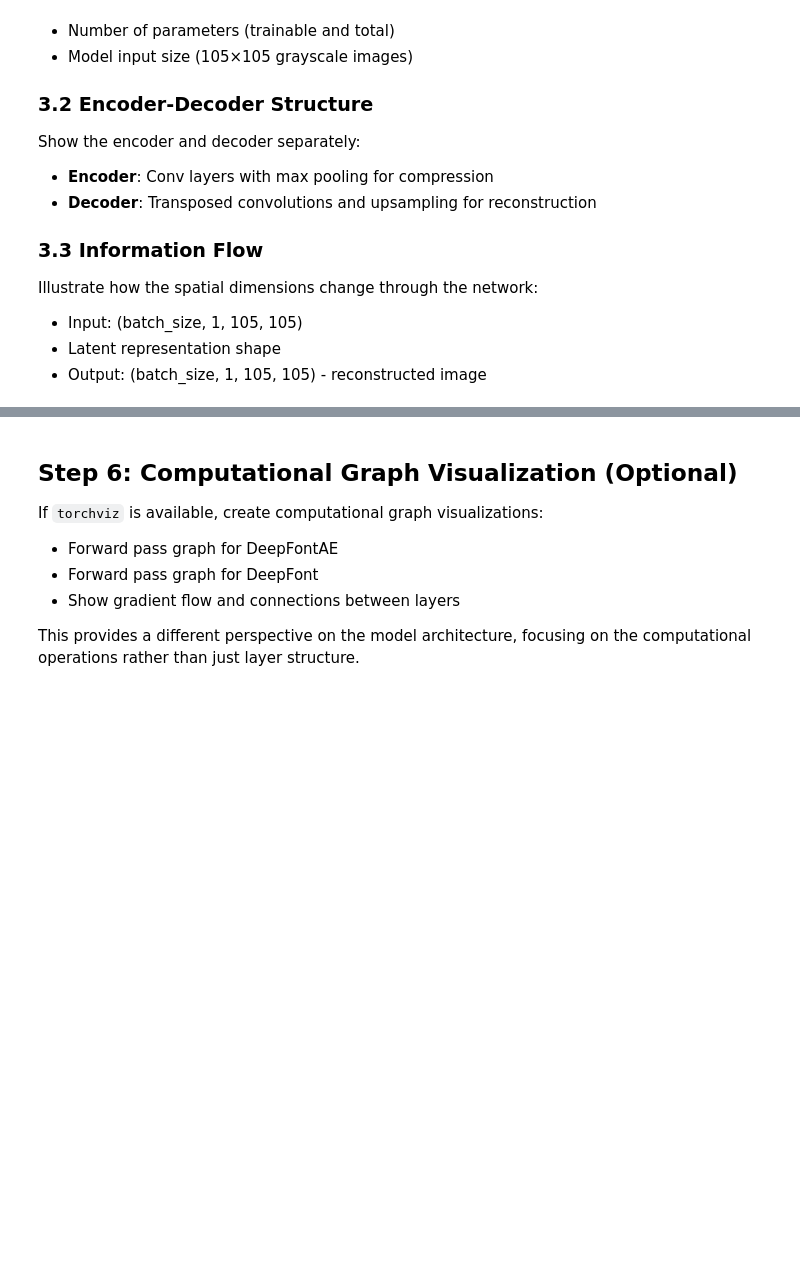
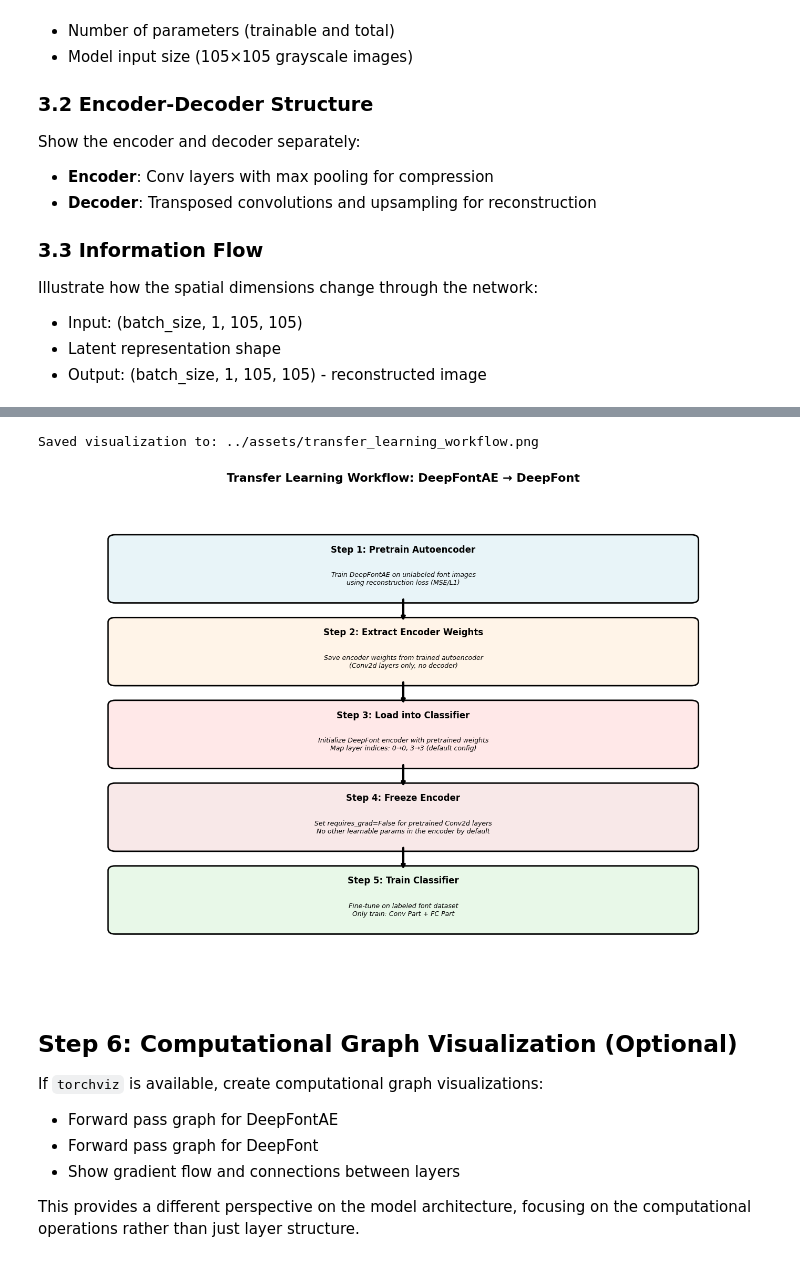
Before and after one commit to michaelriedl/deepfont-torch, a Jupyter notebook: notebooks/model_architectures_visualized.ipynb, the cells around one changed output, grey strips where cells are left out. Saved outputs shown, nothing was run; the diff lists cells and outputs as text; code cells hidden in the pictures; blank space fills up the shorter version.

```diff
--- a/notebooks/model_architectures_visualized.ipynb
+++ b/notebooks/model_architectures_visualized.ipynb
@@ -704,13 +811,13 @@ steps = [
     },
     {
         "title": "Step 3: Load into Classifier",
-        "desc": "Initialize DeepFont encoder with pretrained weights\nMap layer indices: 0→0, 3→4 (skip LRN)",
+        "desc": "Initialize DeepFont encoder with pretrained weights\nMap layer indices: 0→0, 3→3 (default config)",
         "y": 0.51,
         "color": "#FFE8E8",
     },
     {
         "title": "Step 4: Freeze Encoder",
-        "desc": "Set requires_grad=False for pretrained Conv2d layers\nLRN has no learnable parameters",
+        "desc": "Set requires_grad=False for pretrained Conv2d layers\nNo other learnable params in the encoder by default",
         "y": 0.34,
         "color": "#F8E8E8",
     },
@@ -748,33 +855,36 @@ for i, step in enumerate(steps):
     )
 
     # Description
     ax.text(
         0.5, step["y"] - 0.02, step["desc"], ha="center", va="center", fontsize=9, style="italic"
     )
 
     # Arrow to next step
     if i < len(steps) - 1:
         ax.annotate(
             "",
             xy=(0.5, steps[i + 1]["y"] + 0.06),
             xytext=(0.5, step["y"] - 0.06),
             arrowprops=dict(arrowstyle="->", lw=3, color="black"),
         )
 
 ax.set_xlim(0, 1)
 ax.set_ylim(0, 1)
 
 plt.title(
     "Transfer Learning Workflow: DeepFontAE → DeepFont", fontsize=16, fontweight="bold", pad=20
 )
 plt.tight_layout()
 
 # Save the figure
 save_path = assets_dir / "transfer_learning_workflow.png"
 plt.savefig(save_path, dpi=300, bbox_inches="tight")
 print(f"Saved visualization to: {save_path}")
 
 plt.show()
+# %% [output]
+Saved visualization to: ../assets/transfer_learning_workflow.png
+[figure, added]
 # %% [markdown]
 ## Step 6: Computational Graph Visualization (Optional)
 
```
Also changed, not shown: parts of 13 cells of this notebook, 8 other files.
